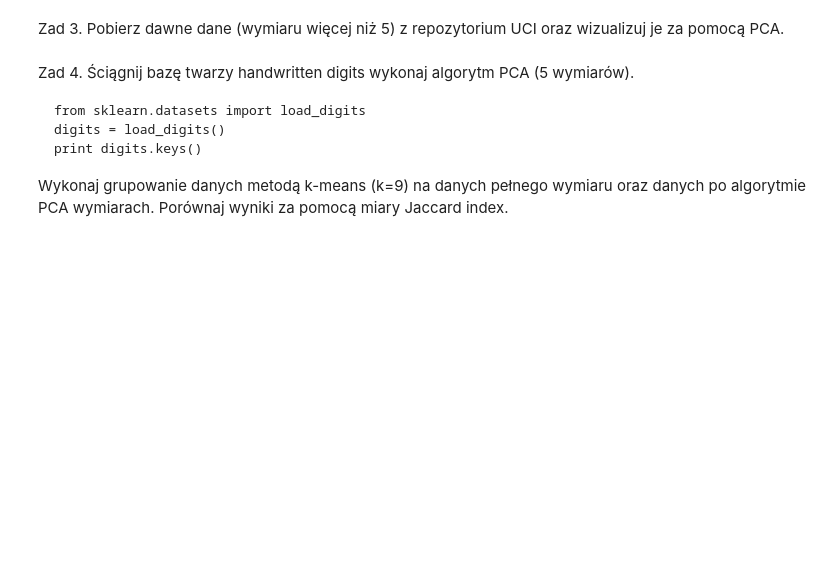
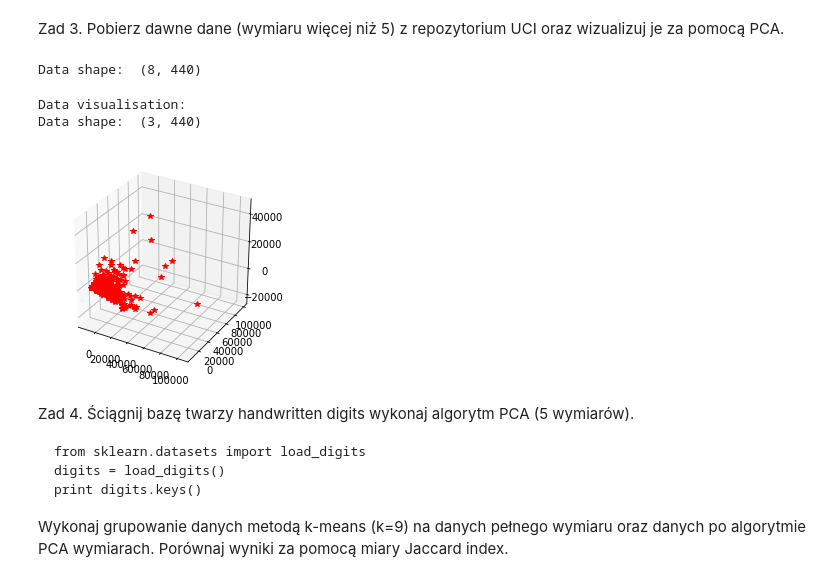
Before and after one commit to DentonJC/DA, a Jupyter notebook: CW5.ipynb, the cells around one changed output. Drawn from its saved outputs; the diff is of its cells as text; code cells hidden in the pictures; blank space fills up the shorter version.

```diff
--- a/CW5.ipynb
+++ b/CW5.ipynb
@@ -86,6 +162,36 @@ Dla danych z powyższego zadania wybierz jedną (lub dwie dla danych 3d) i narys
 # %% [markdown]
  Zad 3.
 Pobierz dawne dane (wymiaru więcej niż 5) z repozytorium UCI oraz wizualizuj je za pomocą PCA.
+# %%
+data =  pd.read_csv("https://archive.ics.uci.edu/ml/machine-learning-databases/00292/Wholesale%20customers%20data.csv",
+                    sep=",", header=None, dtype=int, skiprows = [0])
+data = data.T
+print("Data shape: ", data.shape)
+# %% [output]
+Data shape:  (8, 440)
+# %%
+print("Data visualisation:")
+# reduce
+sklearn_pca = sklearnPCA(n_components=3)
+sklearn_transf = sklearn_pca.fit_transform(data.T)
+sklearn_transf = sklearn_transf.T
+print("Data shape: ", sklearn_transf.shape)
+
+#fig = plt.figure()
+#ax = fig.gca(projection='3d')
+#ax.set_aspect("equal")
+#plt.plot(data.T[0],data.T[1],data.T[2],'*b')
+#plt.show()
+
+fig = plt.figure()
+ax = fig.gca(projection='3d')
+ax.set_aspect("equal")
+plt.plot(sklearn_transf[0,:],sklearn_transf[1,:],sklearn_transf[2,:],'*r')
+plt.show()
+# %% [output]
+Data visualisation:
+Data shape:  (3, 440)
+[figure, added]
 # %% [markdown]
  Zad 4.
 Ściągnij bazę twarzy handwritten digits wykonaj algorytm PCA (5 wymiarów).
```
Also changed, not shown: parts of 7 cells of this notebook.
